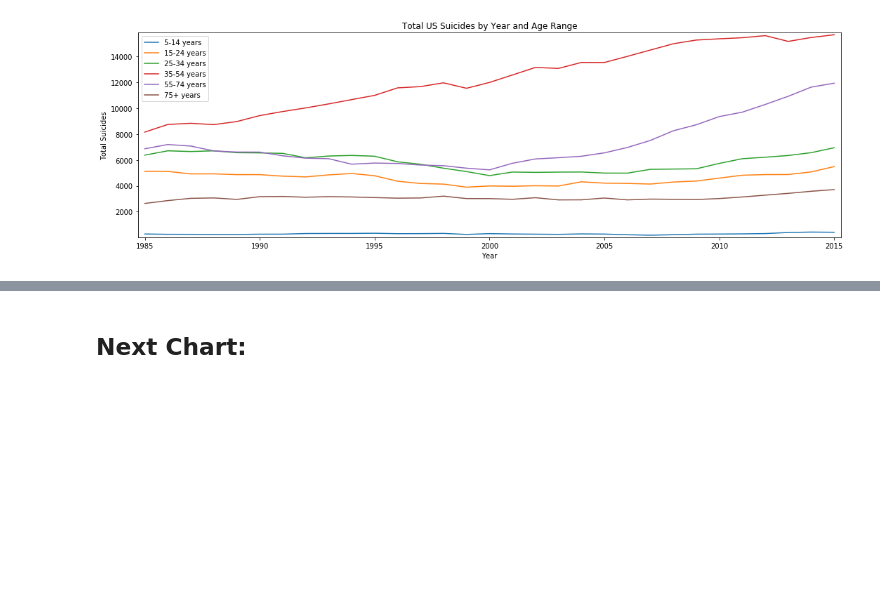
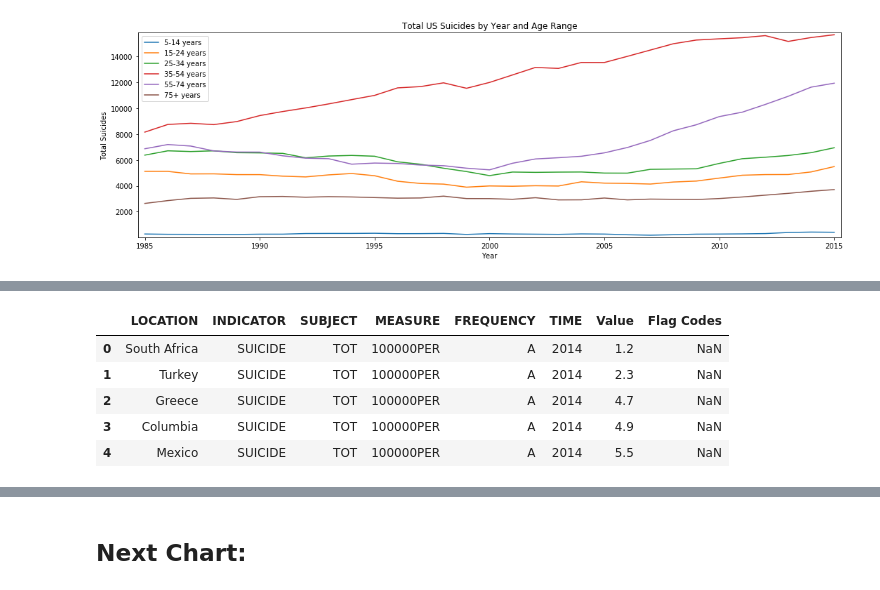
Before and after one commit to aeclaman/Project1, a Jupyter notebook: notebooks/graphs.ipynb, the cells around one changed output, grey strips where cells are left out. Saved outputs shown, nothing was run; the diff lists cells and outputs as text; code cells hidden in the pictures; blank space fills up the shorter version.

```diff
--- a/notebooks/graphs.ipynb
+++ b/notebooks/graphs.ipynb
@@ -163,0 +218,24 @@ plt.show()
+# %%
+# Convert 3-letter country codes > European names, the hard way.
+countries = {"AUS":"Australia", "AUT":"Austria", "BEL":"Belgium", \
+             "BRA":"Brazil", "CHE":"Switzerland", "CHL":"Chile",
+             "COL":"Columbia", "CRI":"Costa Rica", "CZE":"Czech Republic",\
+             "DEU":"Germany", "DNK":"Denmark", "ESP":"Spain", \
+             "EST":"Estonia", "FIN":"Finland", "FRA":"France", \
+             "GBR":"United Kingdom", "GRC":"Greece", "HUN":"Hungary", \
+             "IRL":"Ireland", "ISL":"Iceland", "ISR":"Israël", \
+             "ITA":"Italy", "JPN":"Japan", "KOR":"Korea", \
+             "LTU":"Lithuania", "LUX":"Luxembourg", "MEX":"Mexico", \
+             "NLD":"Netherlands", "NOR":"Norway", "POL":"Poland", \
+             "PRT":"Portugal", "SLV":"Slovak Republic", "SVN":"Slovenia", \
+             "SWE":"Sweden", "TUR":"Turkey", "ZAF":"South Africa"}
+oecd_group.replace(to_replace=countries, value=None, inplace=True)
+oecd_countries = pd.DataFrame(oecd_group)
+oecd_countries.head()
+# %% [output]
+|  | LOCATION | INDICATOR | SUBJECT | MEASURE | FREQUENCY | TIME | Value | Flag Codes |
+| 0 | South Africa | SUICIDE | TOT | 100000PER | A | 2014 | 1.2 | NaN |
+| 1 | Turkey | SUICIDE | TOT | 100000PER | A | 2014 | 2.3 | NaN |
+| 2 | Greece | SUICIDE | TOT | 100000PER | A | 2014 | 4.7 | NaN |
+| 3 | Columbia | SUICIDE | TOT | 100000PER | A | 2014 | 4.9 | NaN |
+| 4 | Mexico | SUICIDE | TOT | 100000PER | A | 2014 | 5.5 | NaN |
```
Also changed, not shown: parts of 7 cells of this notebook, 1 other file.
